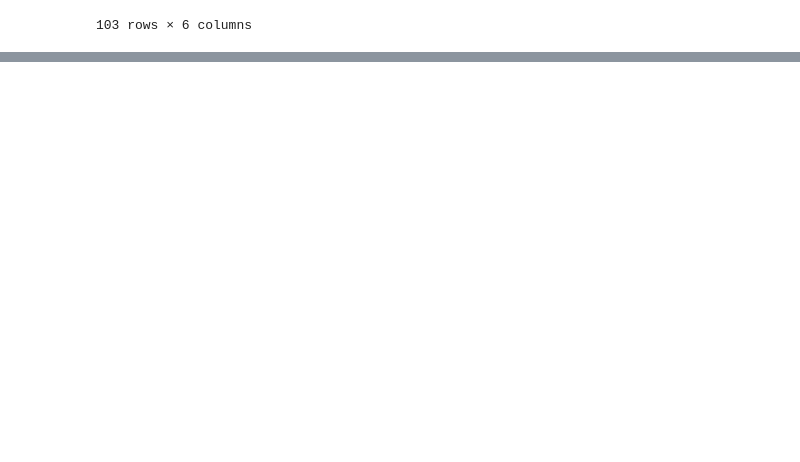
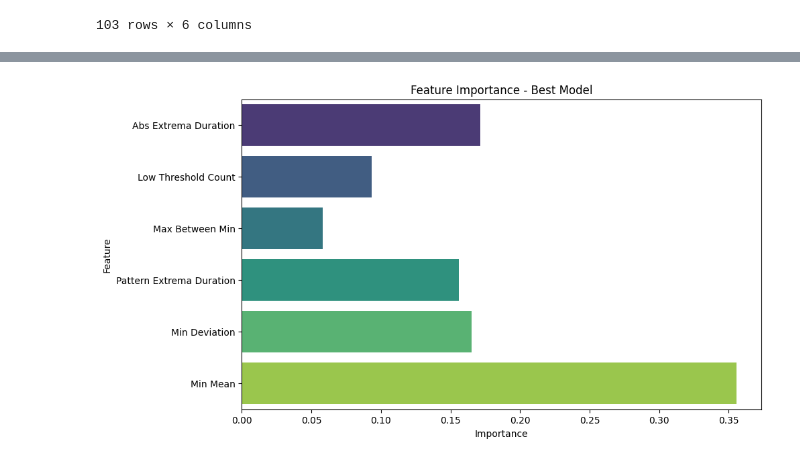
Before and after one commit to TA-Experiments-WSC/double-bottom-detection-ml, a Jupyter notebook: notebooks/04_train.ipynb, the cells around one changed output, grey strips where cells are left out. Saved outputs shown, nothing was run; the diff lists cells and outputs as text; code cells hidden in the pictures; blank space fills up the shorter version.

```diff
--- a/notebooks/04_train.ipynb
+++ b/notebooks/04_train.ipynb
@@ -359,0 +303,20 @@ AUROC Score: 0.99
+# %%
+if hasattr(best_model, 'feature_importances_'):
+    feature_importances = best_model.feature_importances_
+    features = features_df.columns
+
+    plt.figure(figsize=(10, 6))
+    sns.barplot(x=feature_importances,
+                y=features,
+                palette='viridis',
+                hue=features,
+                legend=False)
+
+    plt.title("Feature Importance - Best Model")
+    plt.xlabel("Importance")
+    plt.ylabel("Feature")
+    plt.show()
+else:
+    print("The best model does not provide feature importances.")
+# %% [output]
+[figure, added]
```
Also changed, not shown: parts of 20 cells of this notebook.
